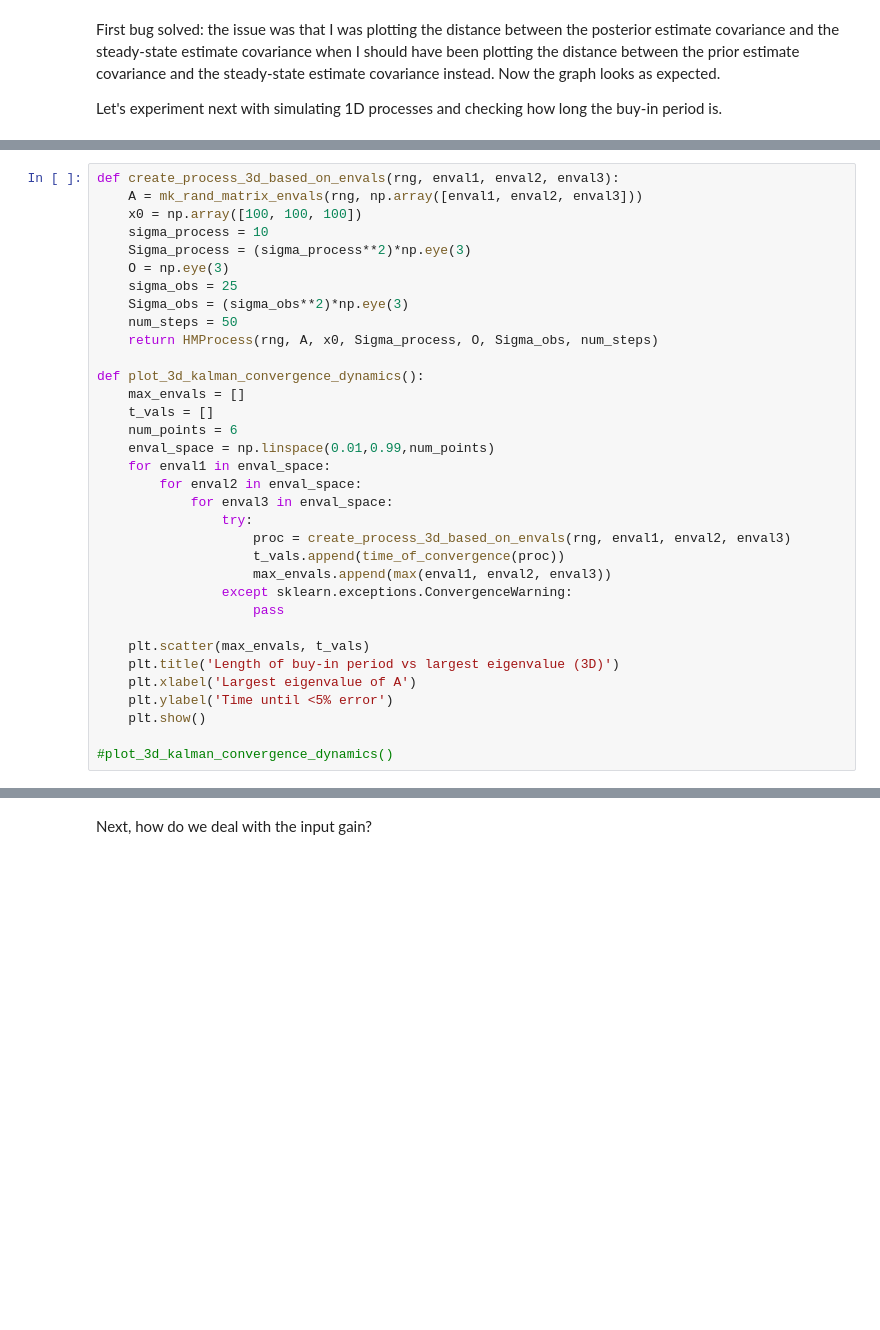
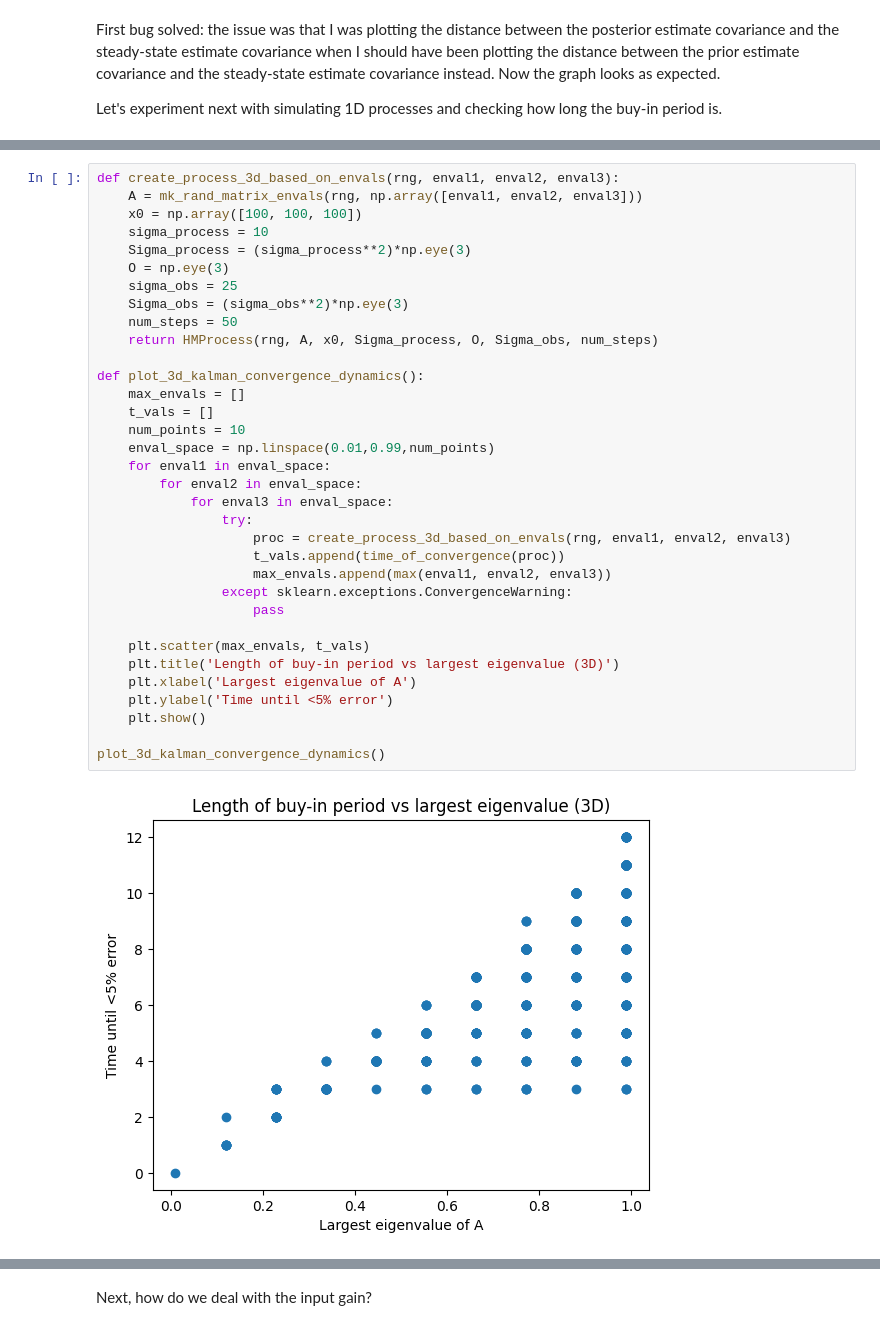
Before and after one commit to Kroiririoroirkk/cmu-project, a Jupyter notebook: LDS_exploration.ipynb, the cells around one changed output, grey strips where cells are left out. Drawn from its saved outputs; the diff is of its cells as text; blank space fills up the shorter version.

```diff
--- a/LDS_exploration.ipynb
+++ b/LDS_exploration.ipynb
@@ -436,33 +446,35 @@ def create_process_3d_based_on_envals(rng, enval1, enval2, enval3):
     A = mk_rand_matrix_envals(rng, np.array([enval1, enval2, enval3]))
     x0 = np.array([100, 100, 100])
     sigma_process = 10
     Sigma_process = (sigma_process**2)*np.eye(3)
     O = np.eye(3)
     sigma_obs = 25
     Sigma_obs = (sigma_obs**2)*np.eye(3)
     num_steps = 50
     return HMProcess(rng, A, x0, Sigma_process, O, Sigma_obs, num_steps)
 
 def plot_3d_kalman_convergence_dynamics():
     max_envals = []
     t_vals = []
-    num_points = 6
+    num_points = 10
     enval_space = np.linspace(0.01,0.99,num_points)
     for enval1 in enval_space:
         for enval2 in enval_space:
             for enval3 in enval_space:
                 try:
                     proc = create_process_3d_based_on_envals(rng, enval1, enval2, enval3)
                     t_vals.append(time_of_convergence(proc))
                     max_envals.append(max(enval1, enval2, enval3))
                 except sklearn.exceptions.ConvergenceWarning:
                     pass
 
     plt.scatter(max_envals, t_vals)
     plt.title('Length of buy-in period vs largest eigenvalue (3D)')
     plt.xlabel('Largest eigenvalue of A')
     plt.ylabel('Time until <5% error')
     plt.show()
 
-#plot_3d_kalman_convergence_dynamics()
+plot_3d_kalman_convergence_dynamics()
+# %% [output]
+[figure, added]
 # %% [markdown]
```
Also changed, not shown: parts of 9 cells of this notebook, 1 other file.
